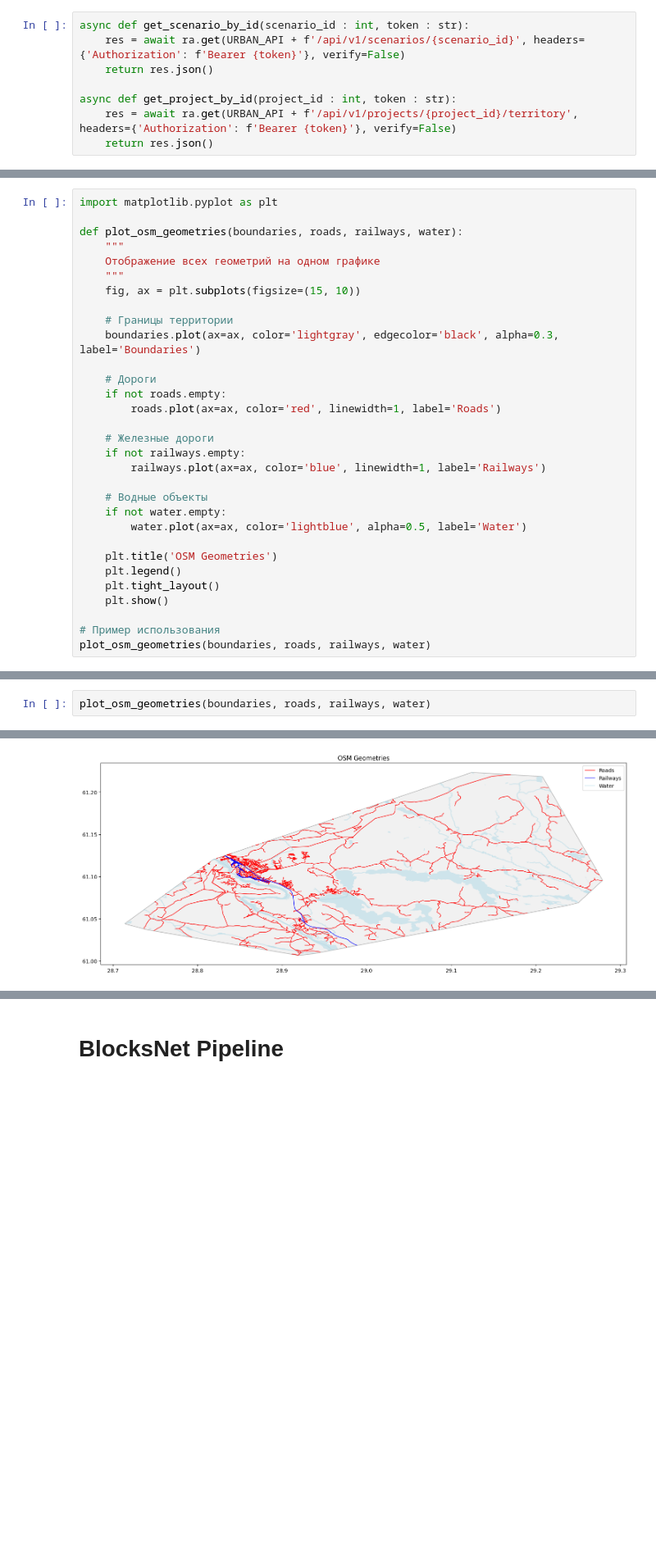
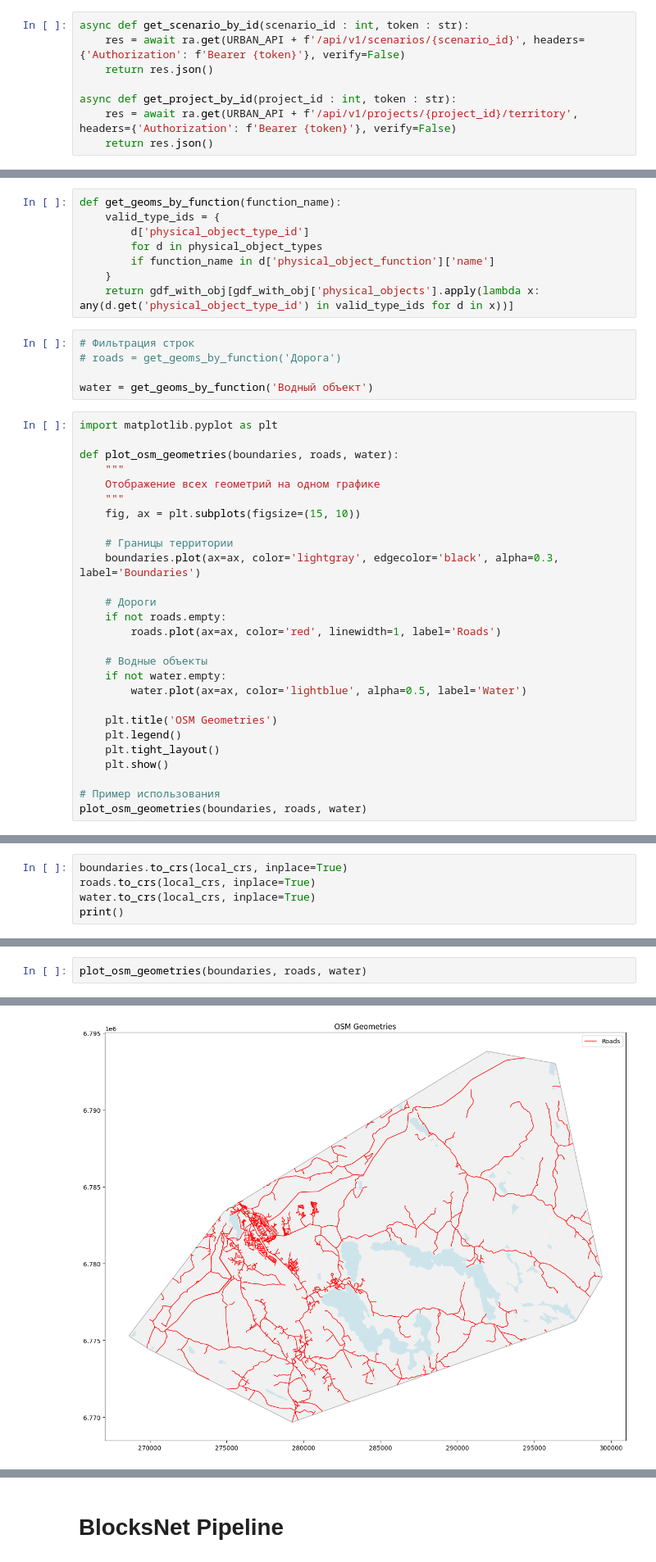
Before and after one commit to RuslanKozlyak/territorry_provision_api, a Jupyter notebook: test.ipynb, the cells around one changed output, grey strips where cells are left out. Shown at 82% size. Cells and saved outputs as stored; diff of their text form; blank space fills up the shorter version.

Commit message:
water from project

```diff
--- a/test.ipynb
+++ b/test.ipynb
@@ -181,7 +161,20 @@ roads, railways, water = collect_osm_data(boundaries)
+# %%
+def get_geoms_by_function(function_name):
+    valid_type_ids = {
+        d['physical_object_type_id']
+        for d in physical_object_types
+        if function_name in d['physical_object_function']['name']
+    }
+    return gdf_with_obj[gdf_with_obj['physical_objects'].apply(lambda x: any(d.get('physical_object_type_id') in valid_type_ids for d in x))]
+# %%
+# Фильтрация строк
+# roads = get_geoms_by_function('Дорога')
+
+water = get_geoms_by_function('Водный объект')
 # %%
 import matplotlib.pyplot as plt
 
-def plot_osm_geometries(boundaries, roads, railways, water):
+def plot_osm_geometries(boundaries, roads, water):
     """
     Отображение всех геометрий на одном графике
     """
@@ -194,10 +187,6 @@ def plot_osm_geometries(boundaries, roads, railways, water):
     if not roads.empty:
         roads.plot(ax=ax, color='red', linewidth=1, label='Roads')
 
-    # Железные дороги
-    if not railways.empty:
-        railways.plot(ax=ax, color='blue', linewidth=1, label='Railways')
-
     # Водные объекты
     if not water.empty:
         water.plot(ax=ax, color='lightblue', alpha=0.5, label='Water')
@@ -208,7 +197,7 @@ def plot_osm_geometries(boundaries, roads, railways, water):
     plt.show()
 
 # Пример использования
-plot_osm_geometries(boundaries, roads, railways, water)
+plot_osm_geometries(boundaries, roads, water)
 # %% [output]
 See: https://matplotlib.org/stable/tutorials/intermediate/legend_guide.html#implementing-a-custom-legend-handler
   plt.legend()
@@ -215,0 +205,5 @@ See: https://matplotlib.org/stable/tutorials/intermediate/legend_guide.html#impl
+# %%
+boundaries.to_crs(local_crs, inplace=True)
+roads.to_crs(local_crs, inplace=True)
+water.to_crs(local_crs, inplace=True)
+print()
@@ -216,6 +216,6 @@ See: https://matplotlib.org/stable/tutorials/intermediate/legend_guide.html#impl
 # %%
-plot_osm_geometries(boundaries, roads, railways, water)
+plot_osm_geometries(boundaries, roads, water)
 # %% [output]
 See: https://matplotlib.org/stable/tutorials/intermediate/legend_guide.html#implementing-a-custom-legend-handler
   plt.legend()
-[figure, old version]
+[figure, new version]
```
Also changed, not shown: parts of 27 cells of this notebook.
